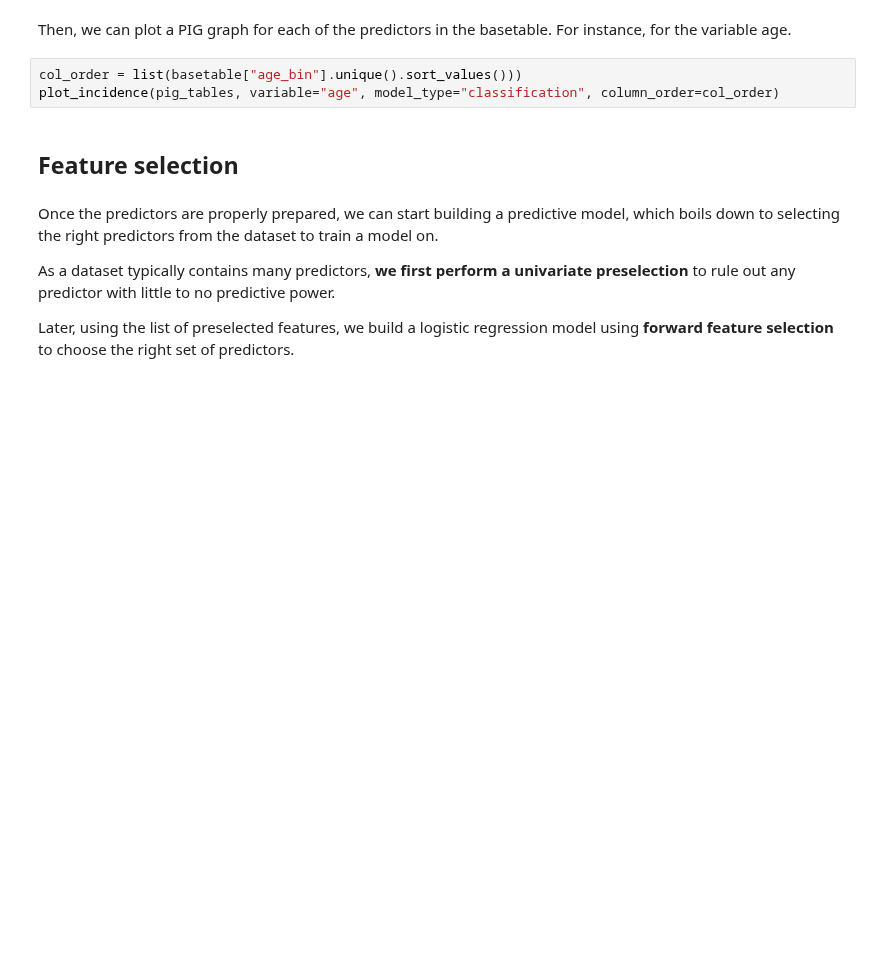
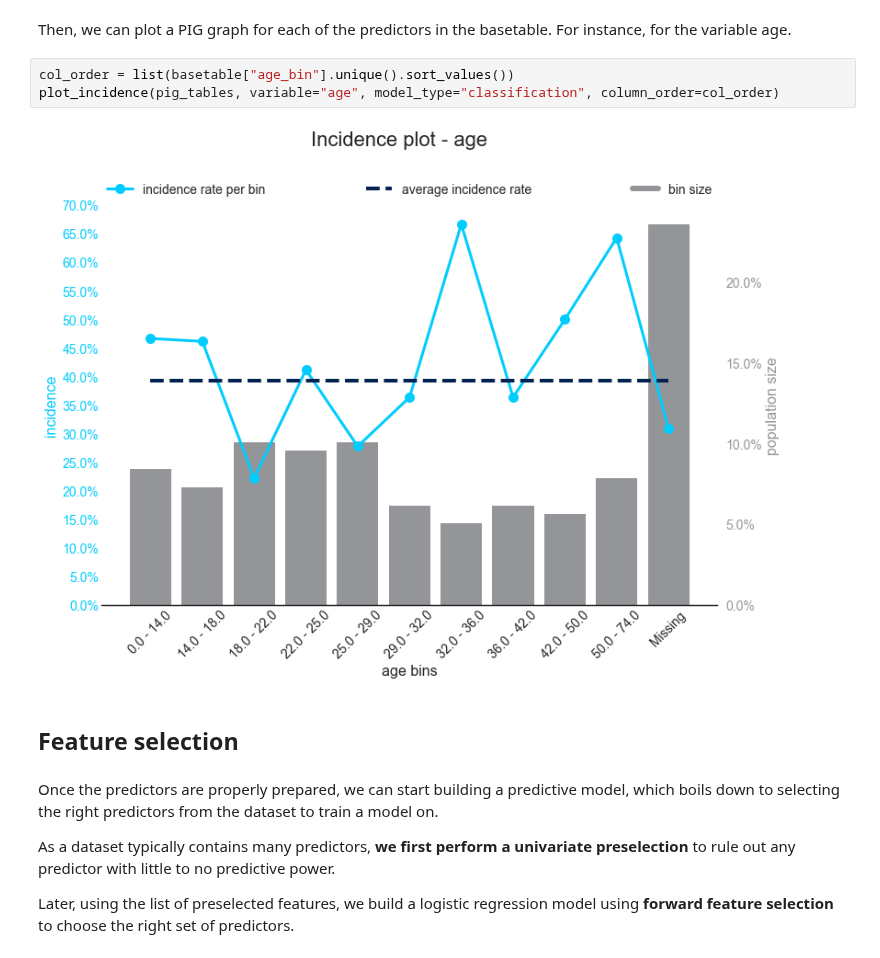
Before and after one commit to PythonPredictions/cobra, a Jupyter notebook: tutorials/tutorial_Cobra_logistic_regression.ipynb, the cells around one changed output. Cells and saved outputs as stored; diff of their text form; blank space fills up the shorter version.

```diff
--- a/tutorials/tutorial_Cobra_logistic_regression.ipynb
+++ b/tutorials/tutorial_Cobra_logistic_regression.ipynb
@@ -182,8 +248,10 @@ pig_tables
 # %% [markdown]
 Then, we can plot a PIG graph for each of the predictors in the basetable. For instance, for the variable age.
 # %%
-col_order = list(basetable["age_bin"].unique().sort_values()))
+col_order = list(basetable["age_bin"].unique().sort_values())
 plot_incidence(pig_tables, variable="age", model_type="classification", column_order=col_order)
+# %% [output]
+[figure, added]
 # %% [markdown]
 ## Feature selection
 # %% [markdown]
```
Also changed, not shown: parts of 32 cells of this notebook, 8 other files.
